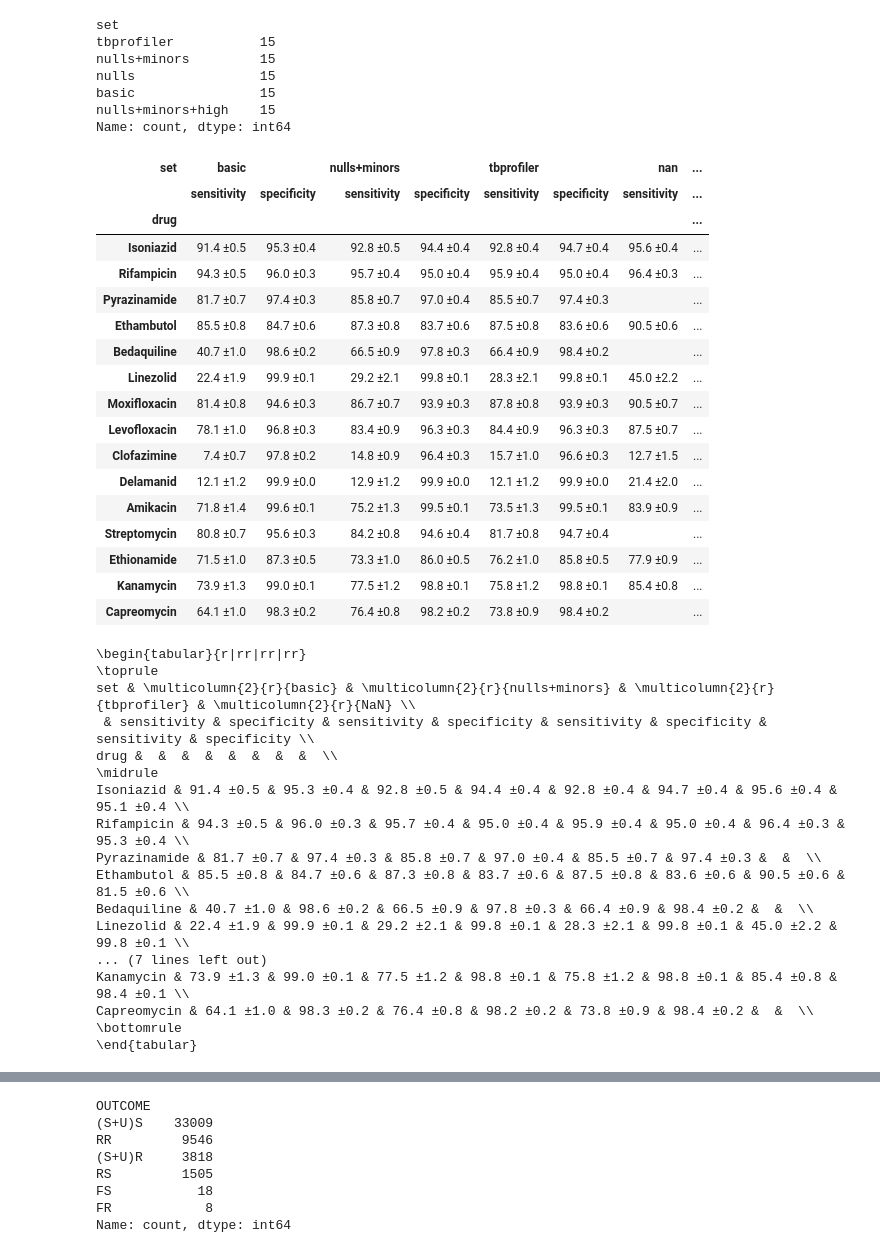
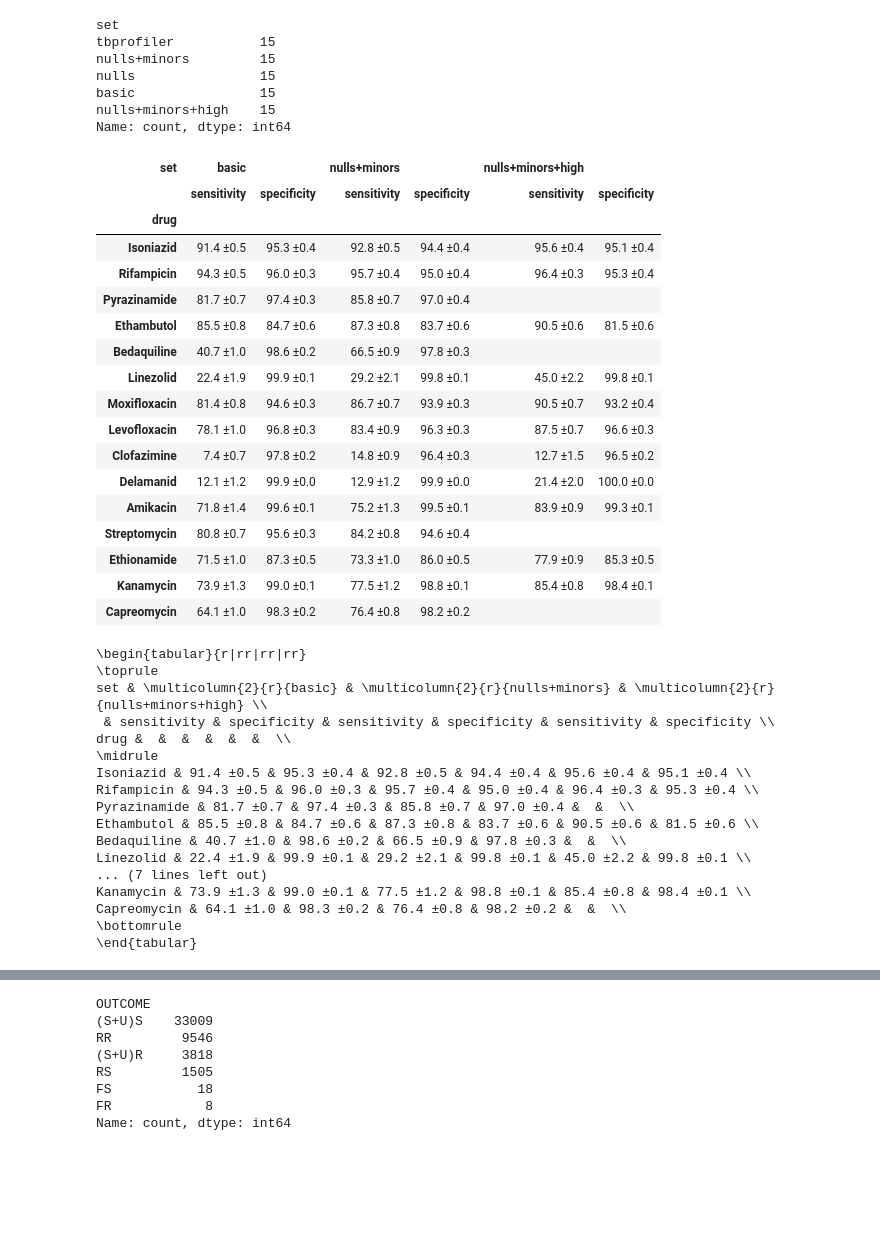
Before and after one commit to fowler-lab/validate-myco-amr, a Jupyter notebook: plot.ipynb, the cells around one changed output, grey strips where cells are left out. Drawn from its saved outputs; the diff is of its cells as text; code cells hidden in the pictures; blank space fills up the shorter version.

```diff
--- a/plot.ipynb
+++ b/plot.ipynb
@@ -134,64 +134,64 @@ basic                15
 nulls+minors+high    15
 Name: count, dtype: int64
 # %%
-table = summary[summary.set!='nulls']
+table = summary[summary.set.isin(['basic','nulls+minors','nulls+minors+high'])]
 table = table[['set', 'drug', 'sensitivity',
        'sensitivity_sem', 'specificity', 'specificity_sem']]
 
 for col in ['sensitivity', 'sensitivity_sem', 'specificity', 'specificity_sem']:
     table[col] = table[col].map('{:,.1f}'.format)
 for col in ['sensitivity', 'specificity']:
     table[col] = table[col] + ' ±' + table[col+'_sem']
 table = table[['set','drug', 'sensitivity',
         'specificity', ]]
 table.drug = table.drug.astype('category')
 table.drug = table.drug.cat.set_categories(who_drugs)
 table.set = table.set.astype('category')
-table.set = table.set.cat.set_categories(['basic', 'nulls+minors', 'nulls+minor+high', "tbprofiler", "tbprofiler+high"])
+table.set = table.set.cat.set_categories(['basic', 'nulls+minors', 'nulls+minors+high'])
 table.set_index(['set','drug'], inplace=True)
 table = table.unstack(level=0)
 table.columns = table.columns.swaplevel(0,1)
 table.sort_index(axis=1, level=0, inplace=True)
 table.replace('nan ±nan', '', inplace=True)
 table.rename(drug_names_lookup, inplace=True)
 table
 # %% [output]
-| set | basic |  | nulls+minors |  | tbprofiler |  | nan | ... |
-|  | sensitivity | specificity | sensitivity | specificity | sensitivity | specificity | sensitivity | ... |
-| drug |  |  |  |  |  |  |  | ... |
-| Isoniazid | 91.4 ±0.5 | 95.3 ±0.4 | 92.8 ±0.5 | 94.4 ±0.4 | 92.8 ±0.4 | 94.7 ±0.4 | 95.6 ±0.4 | ... |
-| Rifampicin | 94.3 ±0.5 | 96.0 ±0.3 | 95.7 ±0.4 | 95.0 ±0.4 | 95.9 ±0.4 | 95.0 ±0.4 | 96.4 ±0.3 | ... |
-| Pyrazinamide | 81.7 ±0.7 | 97.4 ±0.3 | 85.8 ±0.7 | 97.0 ±0.4 | 85.5 ±0.7 | 97.4 ±0.3 |  | ... |
-| Ethambutol | 85.5 ±0.8 | 84.7 ±0.6 | 87.3 ±0.8 | 83.7 ±0.6 | 87.5 ±0.8 | 83.6 ±0.6 | 90.5 ±0.6 | ... |
-| Bedaquiline | 40.7 ±1.0 | 98.6 ±0.2 | 66.5 ±0.9 | 97.8 ±0.3 | 66.4 ±0.9 | 98.4 ±0.2 |  | ... |
-| Linezolid | 22.4 ±1.9 | 99.9 ±0.1 | 29.2 ±2.1 | 99.8 ±0.1 | 28.3 ±2.1 | 99.8 ±0.1 | 45.0 ±2.2 | ... |
-| Moxifloxacin | 81.4 ±0.8 | 94.6 ±0.3 | 86.7 ±0.7 | 93.9 ±0.3 | 87.8 ±0.8 | 93.9 ±0.3 | 90.5 ±0.7 | ... |
-| Levofloxacin | 78.1 ±1.0 | 96.8 ±0.3 | 83.4 ±0.9 | 96.3 ±0.3 | 84.4 ±0.9 | 96.3 ±0.3 | 87.5 ±0.7 | ... |
-| Clofazimine | 7.4 ±0.7 | 97.8 ±0.2 | 14.8 ±0.9 | 96.4 ±0.3 | 15.7 ±1.0 | 96.6 ±0.3 | 12.7 ±1.5 | ... |
-| Delamanid | 12.1 ±1.2 | 99.9 ±0.0 | 12.9 ±1.2 | 99.9 ±0.0 | 12.1 ±1.2 | 99.9 ±0.0 | 21.4 ±2.0 | ... |
-| Amikacin | 71.8 ±1.4 | 99.6 ±0.1 | 75.2 ±1.3 | 99.5 ±0.1 | 73.5 ±1.3 | 99.5 ±0.1 | 83.9 ±0.9 | ... |
-| Streptomycin | 80.8 ±0.7 | 95.6 ±0.3 | 84.2 ±0.8 | 94.6 ±0.4 | 81.7 ±0.8 | 94.7 ±0.4 |  | ... |
-| Ethionamide | 71.5 ±1.0 | 87.3 ±0.5 | 73.3 ±1.0 | 86.0 ±0.5 | 76.2 ±1.0 | 85.8 ±0.5 | 77.9 ±0.9 | ... |
-| Kanamycin | 73.9 ±1.3 | 99.0 ±0.1 | 77.5 ±1.2 | 98.8 ±0.1 | 75.8 ±1.2 | 98.8 ±0.1 | 85.4 ±0.8 | ... |
-| Capreomycin | 64.1 ±1.0 | 98.3 ±0.2 | 76.4 ±0.8 | 98.2 ±0.2 | 73.8 ±0.9 | 98.4 ±0.2 |  | ... |
+| set | basic |  | nulls+minors |  | nulls+minors+high |  |
+|  | sensitivity | specificity | sensitivity | specificity | sensitivity | specificity |
+| drug |  |  |  |  |  |  |
+| Isoniazid | 91.4 ±0.5 | 95.3 ±0.4 | 92.8 ±0.5 | 94.4 ±0.4 | 95.6 ±0.4 | 95.1 ±0.4 |
+| Rifampicin | 94.3 ±0.5 | 96.0 ±0.3 | 95.7 ±0.4 | 95.0 ±0.4 | 96.4 ±0.3 | 95.3 ±0.4 |
+| Pyrazinamide | 81.7 ±0.7 | 97.4 ±0.3 | 85.8 ±0.7 | 97.0 ±0.4 |  |  |
+| Ethambutol | 85.5 ±0.8 | 84.7 ±0.6 | 87.3 ±0.8 | 83.7 ±0.6 | 90.5 ±0.6 | 81.5 ±0.6 |
+| Bedaquiline | 40.7 ±1.0 | 98.6 ±0.2 | 66.5 ±0.9 | 97.8 ±0.3 |  |  |
+| Linezolid | 22.4 ±1.9 | 99.9 ±0.1 | 29.2 ±2.1 | 99.8 ±0.1 | 45.0 ±2.2 | 99.8 ±0.1 |
+| Moxifloxacin | 81.4 ±0.8 | 94.6 ±0.3 | 86.7 ±0.7 | 93.9 ±0.3 | 90.5 ±0.7 | 93.2 ±0.4 |
+| Levofloxacin | 78.1 ±1.0 | 96.8 ±0.3 | 83.4 ±0.9 | 96.3 ±0.3 | 87.5 ±0.7 | 96.6 ±0.3 |
+| Clofazimine | 7.4 ±0.7 | 97.8 ±0.2 | 14.8 ±0.9 | 96.4 ±0.3 | 12.7 ±1.5 | 96.5 ±0.2 |
+| Delamanid | 12.1 ±1.2 | 99.9 ±0.0 | 12.9 ±1.2 | 99.9 ±0.0 | 21.4 ±2.0 | 100.0 ±0.0 |
+| Amikacin | 71.8 ±1.4 | 99.6 ±0.1 | 75.2 ±1.3 | 99.5 ±0.1 | 83.9 ±0.9 | 99.3 ±0.1 |
+| Streptomycin | 80.8 ±0.7 | 95.6 ±0.3 | 84.2 ±0.8 | 94.6 ±0.4 |  |  |
+| Ethionamide | 71.5 ±1.0 | 87.3 ±0.5 | 73.3 ±1.0 | 86.0 ±0.5 | 77.9 ±0.9 | 85.3 ±0.5 |
+| Kanamycin | 73.9 ±1.3 | 99.0 ±0.1 | 77.5 ±1.2 | 98.8 ±0.1 | 85.4 ±0.8 | 98.4 ±0.1 |
+| Capreomycin | 64.1 ±1.0 | 98.3 ±0.2 | 76.4 ±0.8 | 98.2 ±0.2 |  |  |
 # %%
 print(table.to_latex(column_format='r|rr|rr|rr', multirow=True))
 # %% [output]
 \begin{tabular}{r|rr|rr|rr}
 \toprule
-set & \multicolumn{2}{r}{basic} & \multicolumn{2}{r}{nulls+minors} & \multicolumn{2}{r}{tbprofiler} & \multicolumn{2}{r}{NaN} \\
- & sensitivity & specificity & sensitivity & specificity & sensitivity & specificity & sensitivity & specificity \\
-drug &  &  &  &  &  &  &  &  \\
+set & \multicolumn{2}{r}{basic} & \multicolumn{2}{r}{nulls+minors} & \multicolumn{2}{r}{nulls+minors+high} \\
+ & sensitivity & specificity & sensitivity & specificity & sensitivity & specificity \\
+drug &  &  &  &  &  &  \\
 \midrule
-Isoniazid & 91.4 ±0.5 & 95.3 ±0.4 & 92.8 ±0.5 & 94.4 ±0.4 & 92.8 ±0.4 & 94.7 ±0.4 & 95.6 ±0.4 & 95.1 ±0.4 \\
-Rifampicin & 94.3 ±0.5 & 96.0 ±0.3 & 95.7 ±0.4 & 95.0 ±0.4 & 95.9 ±0.4 & 95.0 ±0.4 & 96.4 ±0.3 & 95.3 ±0.4 \\
-Pyrazinamide & 81.7 ±0.7 & 97.4 ±0.3 & 85.8 ±0.7 & 97.0 ±0.4 & 85.5 ±0.7 & 97.4 ±0.3 &  &  \\
-Ethambutol & 85.5 ±0.8 & 84.7 ±0.6 & 87.3 ±0.8 & 83.7 ±0.6 & 87.5 ±0.8 & 83.6 ±0.6 & 90.5 ±0.6 & 81.5 ±0.6 \\
-Bedaquiline & 40.7 ±1.0 & 98.6 ±0.2 & 66.5 ±0.9 & 97.8 ±0.3 & 66.4 ±0.9 & 98.4 ±0.2 &  &  \\
-Linezolid & 22.4 ±1.9 & 99.9 ±0.1 & 29.2 ±2.1 & 99.8 ±0.1 & 28.3 ±2.1 & 99.8 ±0.1 & 45.0 ±2.2 & 99.8 ±0.1 \\
+Isoniazid & 91.4 ±0.5 & 95.3 ±0.4 & 92.8 ±0.5 & 94.4 ±0.4 & 95.6 ±0.4 & 95.1 ±0.4 \\
+Rifampicin & 94.3 ±0.5 & 96.0 ±0.3 & 95.7 ±0.4 & 95.0 ±0.4 & 96.4 ±0.3 & 95.3 ±0.4 \\
+Pyrazinamide & 81.7 ±0.7 & 97.4 ±0.3 & 85.8 ±0.7 & 97.0 ±0.4 &  &  \\
+Ethambutol & 85.5 ±0.8 & 84.7 ±0.6 & 87.3 ±0.8 & 83.7 ±0.6 & 90.5 ±0.6 & 81.5 ±0.6 \\
+Bedaquiline & 40.7 ±1.0 & 98.6 ±0.2 & 66.5 ±0.9 & 97.8 ±0.3 &  &  \\
+Linezolid & 22.4 ±1.9 & 99.9 ±0.1 & 29.2 ±2.1 & 99.8 ±0.1 & 45.0 ±2.2 & 99.8 ±0.1 \\
 ... (7 lines left out)
-Kanamycin & 73.9 ±1.3 & 99.0 ±0.1 & 77.5 ±1.2 & 98.8 ±0.1 & 75.8 ±1.2 & 98.8 ±0.1 & 85.4 ±0.8 & 98.4 ±0.1 \\
-Capreomycin & 64.1 ±1.0 & 98.3 ±0.2 & 76.4 ±0.8 & 98.2 ±0.2 & 73.8 ±0.9 & 98.4 ±0.2 &  &  \\
+Kanamycin & 73.9 ±1.3 & 99.0 ±0.1 & 77.5 ±1.2 & 98.8 ±0.1 & 85.4 ±0.8 & 98.4 ±0.1 \\
+Capreomycin & 64.1 ±1.0 & 98.3 ±0.2 & 76.4 ±0.8 & 98.2 ±0.2 &  &  \\
 \bottomrule
 \end{tabular}
 # %%
```
Also changed, not shown: parts of 7 cells of this notebook, 7 other files.
